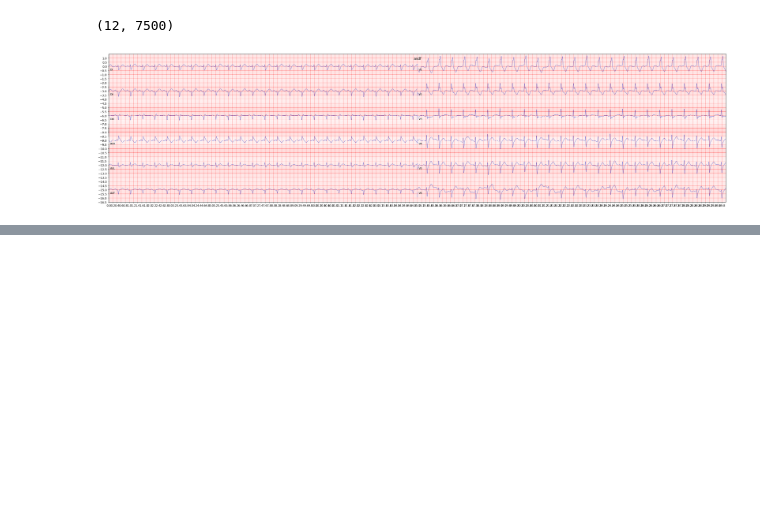
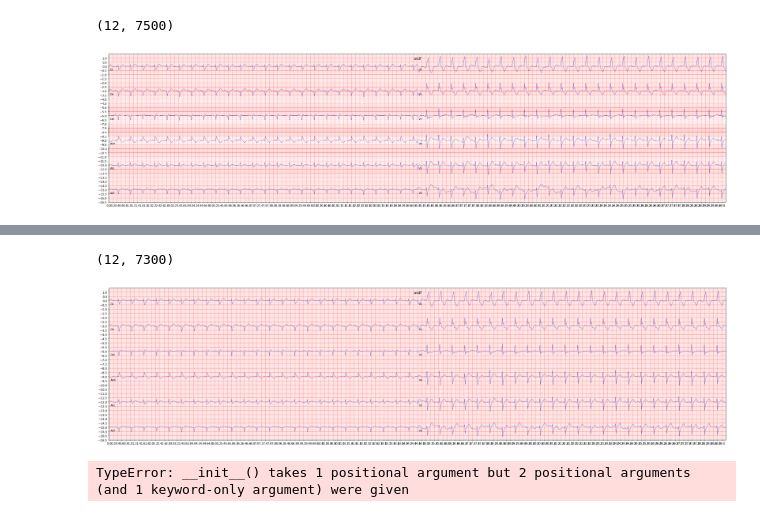
Before and after one commit to Agusbs98/Interface_of_automatic-ecg-diagnosis, a Jupyter notebook: Interfaz/interface.ipynb, the cells around one changed output, grey strips where cells are left out. Cells and saved outputs as stored; diff of their text form; code cells hidden in the pictures; blank space fills up the shorter version.

```diff
--- a/Interfaz/interface.ipynb
+++ b/Interfaz/interface.ipynb
@@ -522,0 +537,26 @@ ecgPlot("asdf","datasets/pred.npy",500)
+# %%
+ecgPlot("asdf","datasets/pred.npy",500)
+# %% [output]
+(12, 7300)
+[figure, added]
+# %%
+import gradio as gr
+
+# Función para procesar la entrada
+def process_input(value):
+    return f"Valor: {value}, Unidad:"
+
+# Opciones de unidades
+unit_options = ["kg", "lb", "m", "ft"]
+
+# Crear inputs y layout personalizado
+layout = [
+    gr.inputs.Number(label="Valor:"),
+    gr.inputs.Dropdown(label="Unidad:", choices=unit_options)
+]
+input_grid = gr.Row(layout,elem_id=None)
+# Crear la interfaz
+interface = gr.Interface(fn=process_input, inputs=input_grid, outputs="text")
+interface.launch()
+# %% [output]
+TypeError: __init__() takes 1 positional argument but 2 positional arguments (and 1 keyword-only argument) were given
```
Also changed, not shown: parts of 7 cells of this notebook, 8 other files.
